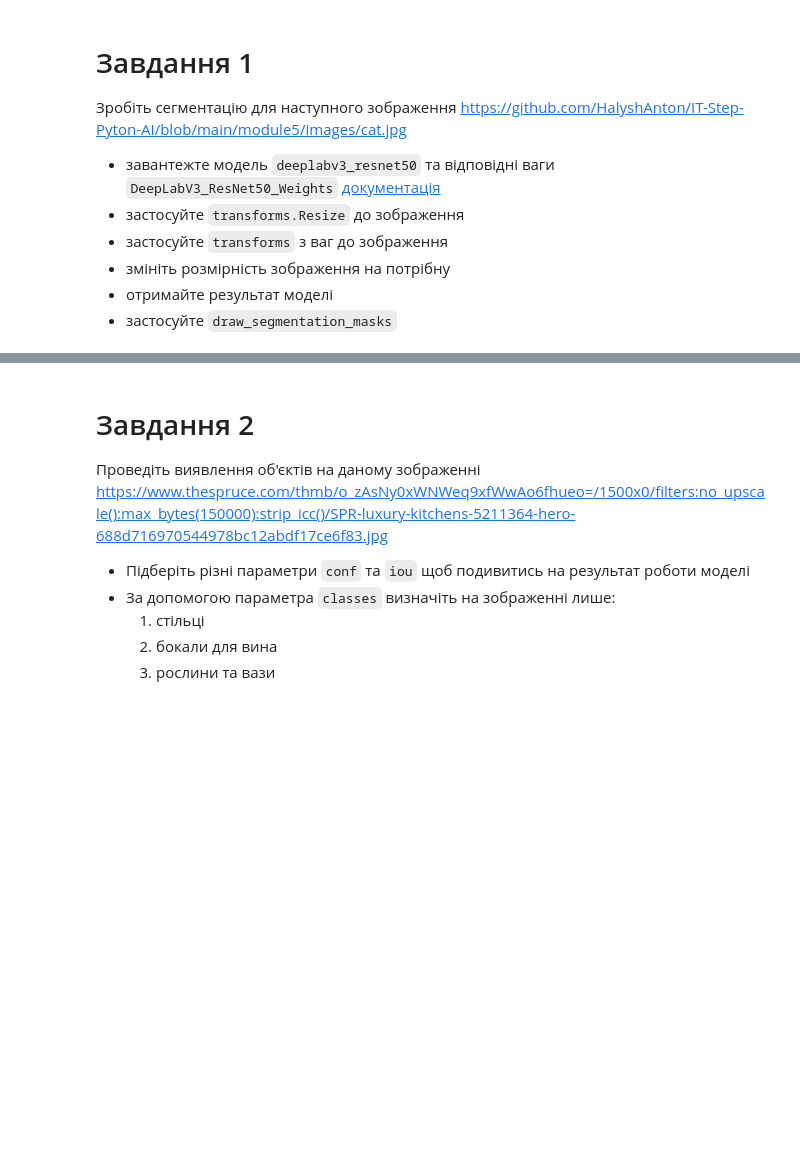
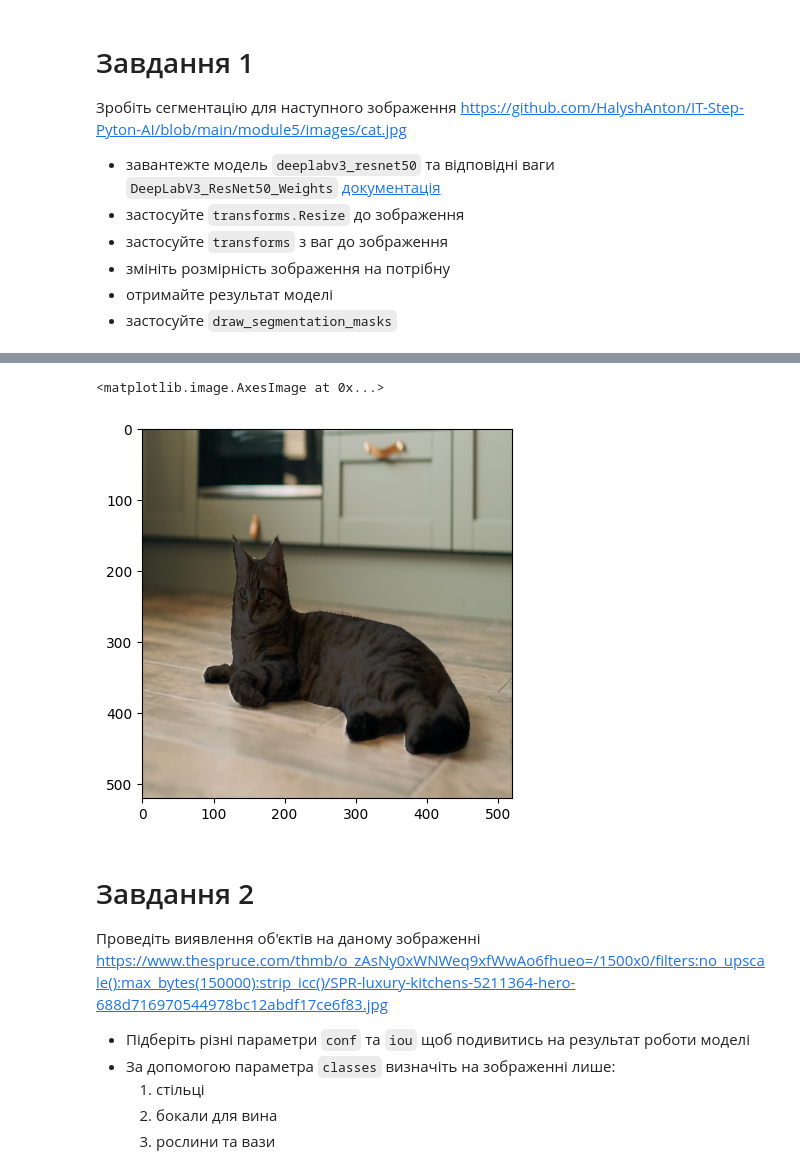
Before and after one commit to shaya-686/AI, a Jupyter notebook: Практика_компютерний_зір.ipynb, the cells around one changed output, grey strips where cells are left out. Cells and saved outputs as stored; diff of their text form; code cells hidden in the pictures; blank space fills up the shorter version.

```diff
--- a/Практика_компютерний_зір.ipynb
+++ b/Практика_компютерний_зір.ipynb
@@ -13,0 +61,4 @@
+# %%
+# Індекси класів
+class_to_idx = {cls: idx for (idx, cls) in enumerate(weights.meta["categories"])}
+class_to_idx
@@ -14,3 +83,14 @@
+# %%
+from torchvision.utils import draw_segmentation_masks
+
+cat_mask = mask == class_to_idx['cat']
+
+masked_img = draw_segmentation_masks(img, cat_mask, alpha=0.7)
+
+plt.imshow(masked_img.permute(1, 2, 0))
+# %% [output]
+<matplotlib.image.AxesImage at 0x...>
+[figure, added]
 # %% [markdown]
 # Завдання 2
 
```
Also changed, not shown: parts of 10 cells of this notebook.
